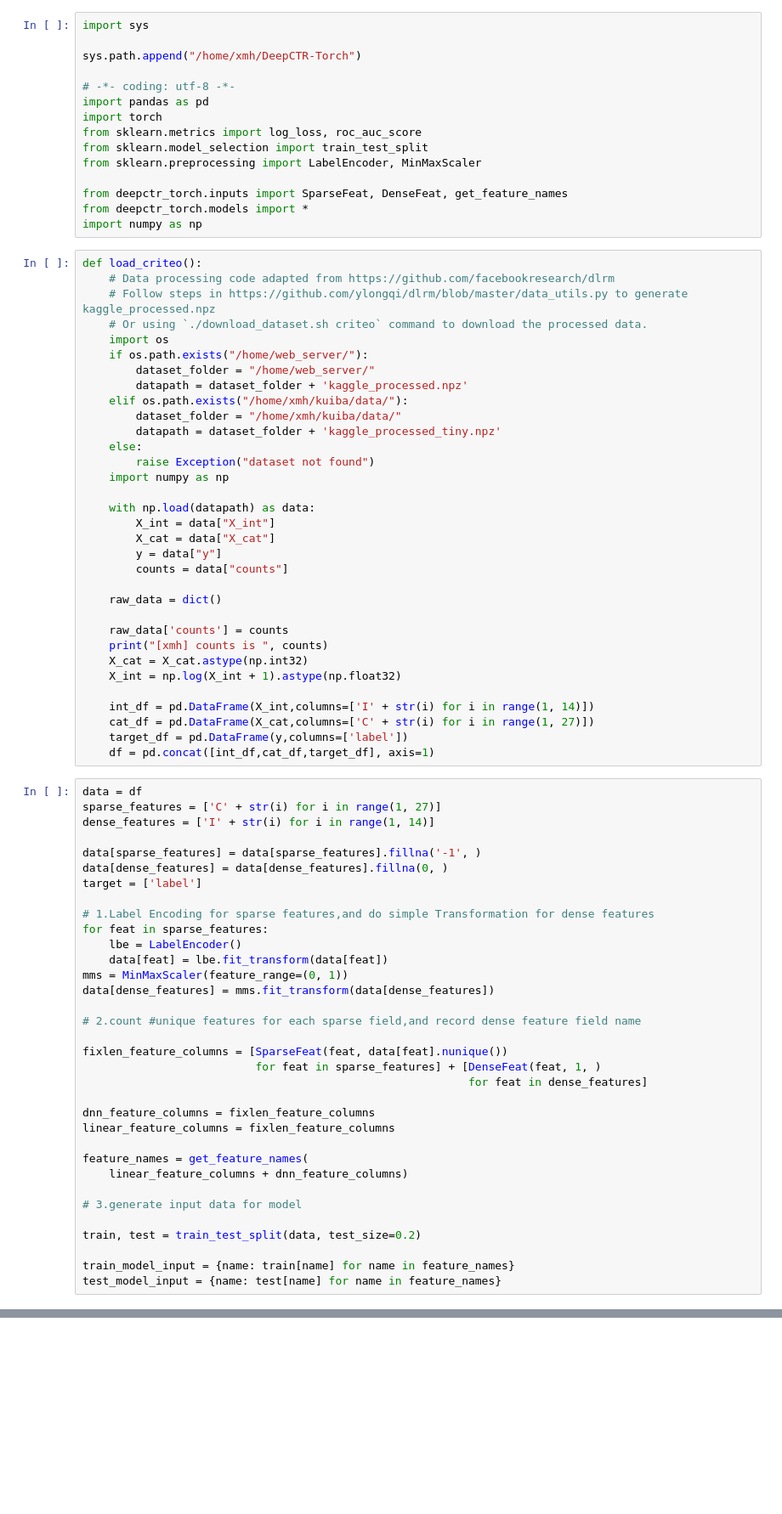
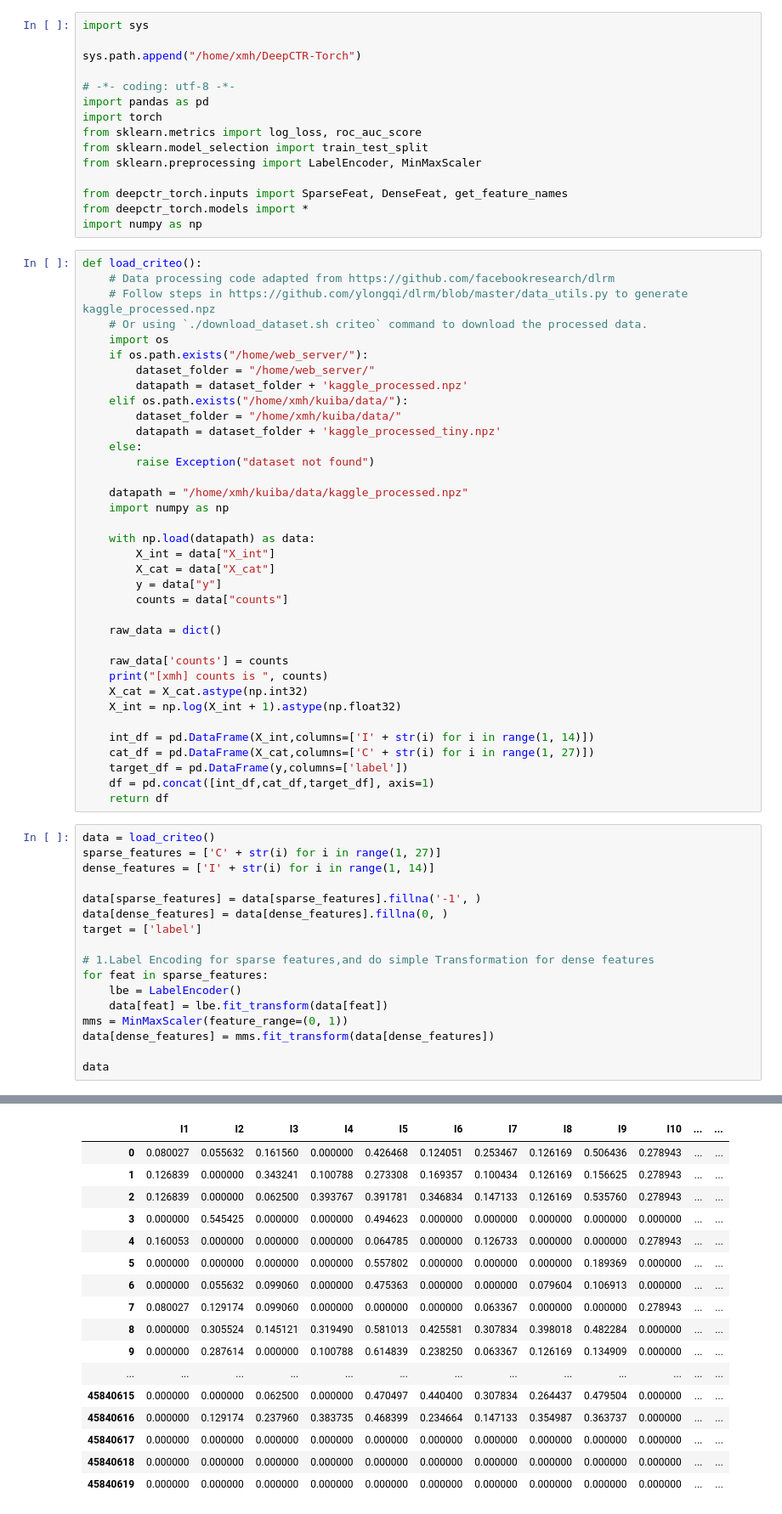
Before and after one commit to xmhwantspapers/DeepCTR-Torch, a Jupyter notebook: examples/torch-criteo.ipynb, the cells around one changed output, grey strips where cells are left out. Shown at 85% size. Drawn from its saved outputs; the diff is of its cells as text; blank space fills up the shorter version.

```diff
--- a/examples/torch-criteo.ipynb
+++ b/examples/torch-criteo.ipynb
@@ -27,6 +27,8 @@ def load_criteo():
         datapath = dataset_folder + 'kaggle_processed_tiny.npz'
     else:
         raise Exception("dataset not found")
+
+    datapath = "/home/xmh/kuiba/data/kaggle_processed.npz"
     import numpy as np
 
     with np.load(datapath) as data:
@@ -46,8 +48,9 @@ def load_criteo():
     cat_df = pd.DataFrame(X_cat,columns=['C' + str(i) for i in range(1, 27)])
     target_df = pd.DataFrame(y,columns=['label'])
     df = pd.concat([int_df,cat_df,target_df], axis=1)
+    return df
 # %%
-data = df
+data = load_criteo()
 sparse_features = ['C' + str(i) for i in range(1, 27)]
 dense_features = ['I' + str(i) for i in range(1, 14)]
 
@@ -62,21 +65,5 @@ for feat in sparse_features:
 mms = MinMaxScaler(feature_range=(0, 1))
 data[dense_features] = mms.fit_transform(data[dense_features])
 
-# 2.count #unique features for each sparse field,and record dense feature field name
-
-fixlen_feature_columns = [SparseFeat(feat, data[feat].nunique())
-                          for feat in sparse_features] + [DenseFeat(feat, 1, )
-                                                          for feat in dense_features]
-
-dnn_feature_columns = fixlen_feature_columns
-linear_feature_columns = fixlen_feature_columns
-
-feature_names = get_feature_names(
-    linear_feature_columns + dnn_feature_columns)
-
-# 3.generate input data for model
-
-train, test = train_test_split(data, test_size=0.2)
-
-train_model_input = {name: train[name] for name in feature_names}
-test_model_input = {name: test[name] for name in feature_names}
+data
+# %% [output]
@@ -82,0 +74,17 @@ test_model_input = {name: test[name] for name in feature_names}
+|  | I1 | I2 | I3 | I4 | I5 | I6 | I7 | I8 | I9 | I10 | ... | ... |
+| 0 | 0.080027 | 0.055632 | 0.161560 | 0.000000 | 0.426468 | 0.124051 | 0.253467 | 0.126169 | 0.506436 | 0.278943 | ... | ... |
+| 1 | 0.126839 | 0.000000 | 0.343241 | 0.100788 | 0.273308 | 0.169357 | 0.100434 | 0.126169 | 0.156625 | 0.278943 | ... | ... |
+| 2 | 0.126839 | 0.000000 | 0.062500 | 0.393767 | 0.391781 | 0.346834 | 0.147133 | 0.126169 | 0.535760 | 0.278943 | ... | ... |
+| 3 | 0.000000 | 0.545425 | 0.000000 | 0.000000 | 0.494623 | 0.000000 | 0.000000 | 0.000000 | 0.000000 | 0.000000 | ... | ... |
+| 4 | 0.160053 | 0.000000 | 0.000000 | 0.000000 | 0.064785 | 0.000000 | 0.126733 | 0.000000 | 0.000000 | 0.278943 | ... | ... |
+| 5 | 0.000000 | 0.000000 | 0.000000 | 0.000000 | 0.557802 | 0.000000 | 0.000000 | 0.000000 | 0.189369 | 0.000000 | ... | ... |
+| 6 | 0.000000 | 0.055632 | 0.099060 | 0.000000 | 0.475363 | 0.000000 | 0.000000 | 0.079604 | 0.106913 | 0.000000 | ... | ... |
+| 7 | 0.080027 | 0.129174 | 0.099060 | 0.000000 | 0.000000 | 0.000000 | 0.063367 | 0.000000 | 0.000000 | 0.278943 | ... | ... |
+| 8 | 0.000000 | 0.305524 | 0.145121 | 0.319490 | 0.581013 | 0.425581 | 0.307834 | 0.398018 | 0.482284 | 0.000000 | ... | ... |
+| 9 | 0.000000 | 0.287614 | 0.000000 | 0.100788 | 0.614839 | 0.238250 | 0.063367 | 0.126169 | 0.134909 | 0.000000 | ... | ... |
+| ... | ... | ... | ... | ... | ... | ... | ... | ... | ... | ... | ... | ... |
+| 45840615 | 0.000000 | 0.000000 | 0.062500 | 0.000000 | 0.470497 | 0.440400 | 0.307834 | 0.264437 | 0.479504 | 0.000000 | ... | ... |
+| 45840616 | 0.000000 | 0.129174 | 0.237960 | 0.383735 | 0.468399 | 0.234664 | 0.147133 | 0.354987 | 0.363737 | 0.000000 | ... | ... |
+| 45840617 | 0.000000 | 0.000000 | 0.000000 | 0.000000 | 0.000000 | 0.000000 | 0.000000 | 0.000000 | 0.000000 | 0.000000 | ... | ... |
+| 45840618 | 0.000000 | 0.000000 | 0.000000 | 0.000000 | 0.000000 | 0.000000 | 0.000000 | 0.000000 | 0.000000 | 0.000000 | ... | ... |
+| 45840619 | 0.000000 | 0.000000 | 0.000000 | 0.000000 | 0.000000 | 0.000000 | 0.000000 | 0.000000 | 0.000000 | 0.000000 | ... | ... |
```
Also changed, not shown: parts of 3 cells of this notebook, 8 other files.
